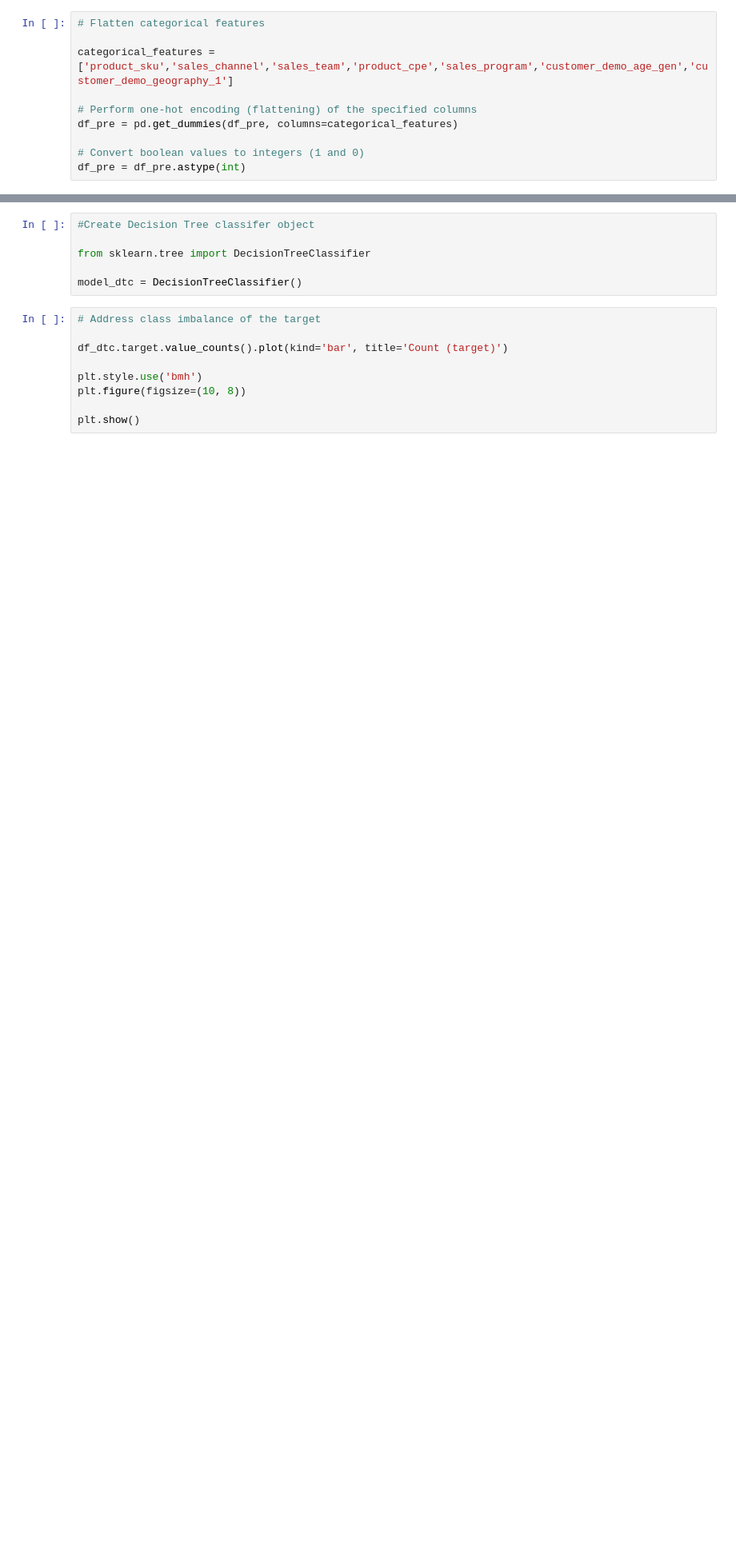
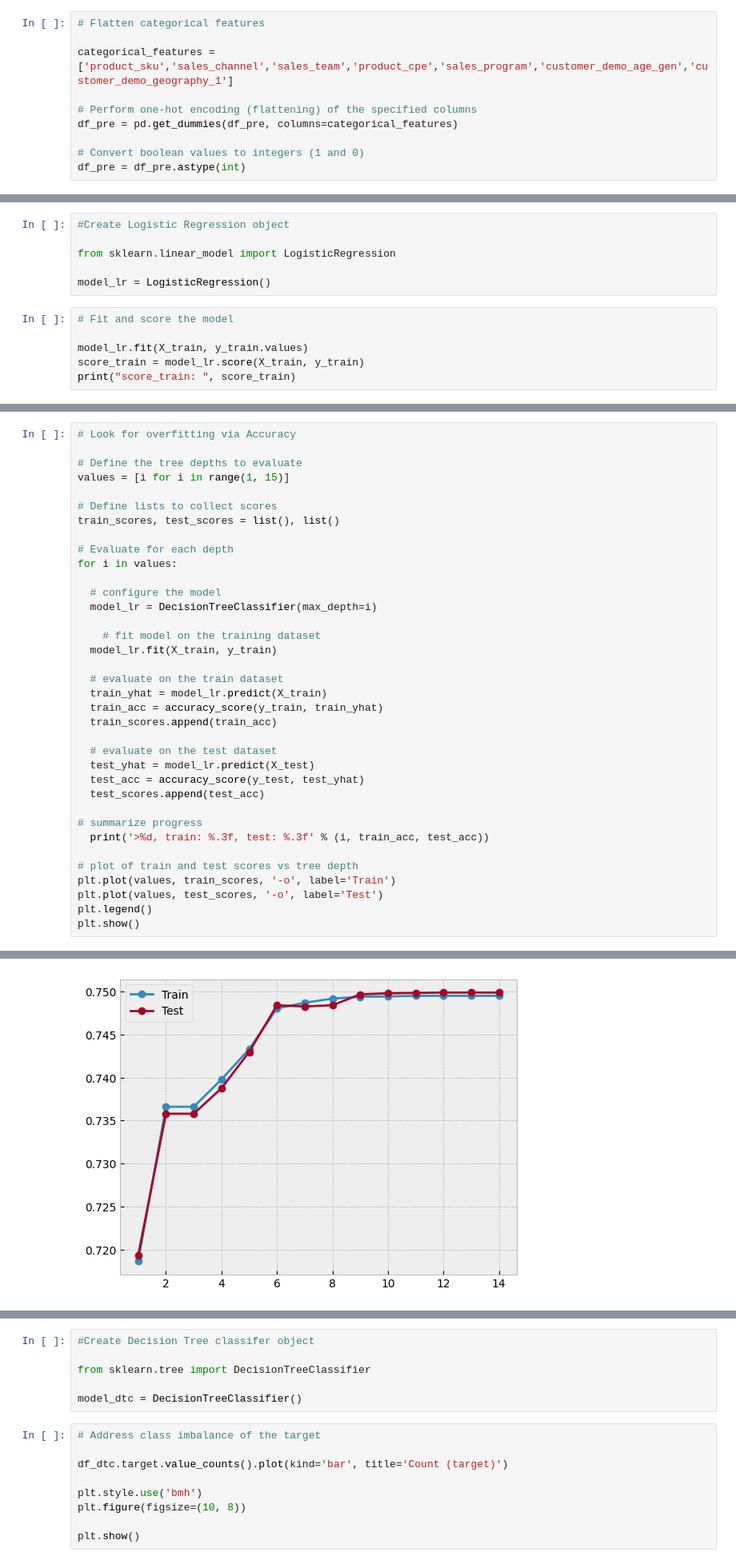
Before and after one commit to DavdElgas/predict_sklearn, a Jupyter notebook: DTC_model_post_process_data.ipynb, the cells around one changed output, grey strips where cells are left out. Shown at 80% size. Drawn from its saved outputs; the diff is of its cells as text; blank space fills up the shorter version.

```diff
--- a/DTC_model_post_process_data.ipynb
+++ b/DTC_model_post_process_data.ipynb
@@ -416,0 +537,12 @@ I have tried other models (like Random Forest and Gradient Boost). However, they
+# %%
+#Create Logistic Regression object
+
+from sklearn.linear_model import LogisticRegression
+
+model_lr = LogisticRegression()
+# %%
+# Fit and score the model
+
+model_lr.fit(X_train, y_train.values)
+score_train = model_lr.score(X_train, y_train)
+print("score_train: ", score_train)
@@ -416,0 +567,37 @@ I have tried other models (like Random Forest and Gradient Boost). However, they
+# %%
+# Look for overfitting via Accuracy
+
+# Define the tree depths to evaluate
+values = [i for i in range(1, 15)]
+
+# Define lists to collect scores
+train_scores, test_scores = list(), list()
+
+# Evaluate for each depth
+for i in values:
+
+  # configure the model
+  model_lr = DecisionTreeClassifier(max_depth=i)
+
+    # fit model on the training dataset
+  model_lr.fit(X_train, y_train)
+
+  # evaluate on the train dataset
+  train_yhat = model_lr.predict(X_train)
+  train_acc = accuracy_score(y_train, train_yhat)
+  train_scores.append(train_acc)
+
+  # evaluate on the test dataset
+  test_yhat = model_lr.predict(X_test)
+  test_acc = accuracy_score(y_test, test_yhat)
+  test_scores.append(test_acc)
+
+# summarize progress
+  print('>%d, train: %.3f, test: %.3f' % (i, train_acc, test_acc))
+
+# plot of train and test scores vs tree depth
+plt.plot(values, train_scores, '-o', label='Train')
+plt.plot(values, test_scores, '-o', label='Test')
+plt.legend()
+plt.show()
+# %% [output]
@@ -416,0 +618 @@ I have tried other models (like Random Forest and Gradient Boost). However, they
+[figure, added]
```
Also changed, not shown: parts of 168 cells of this notebook.
